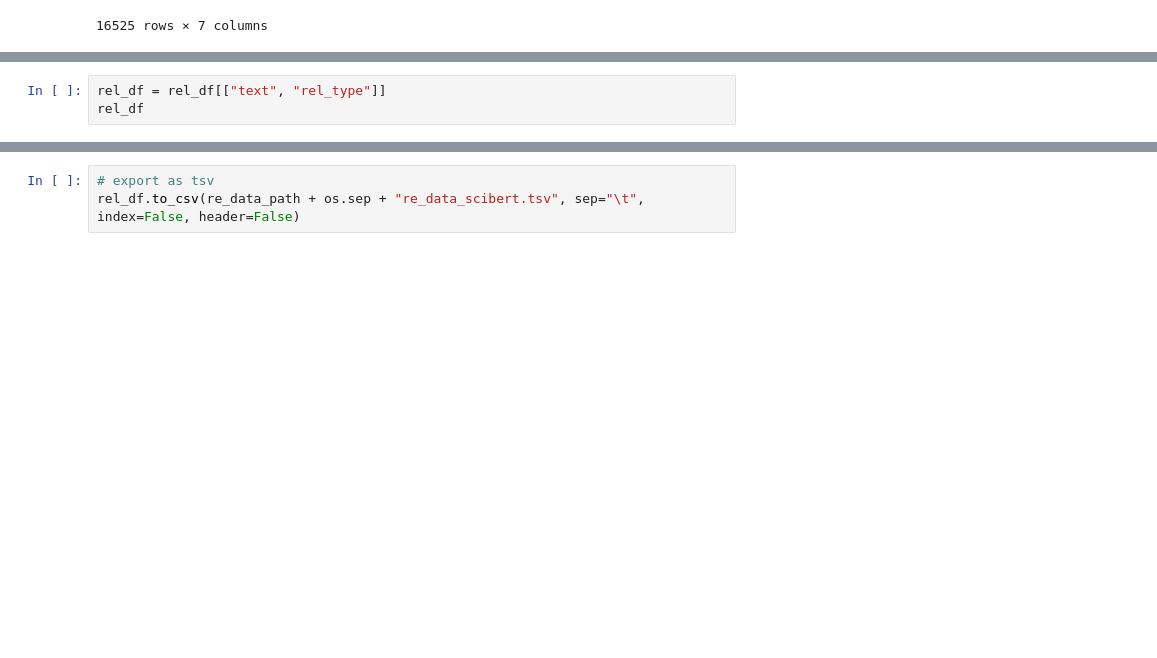
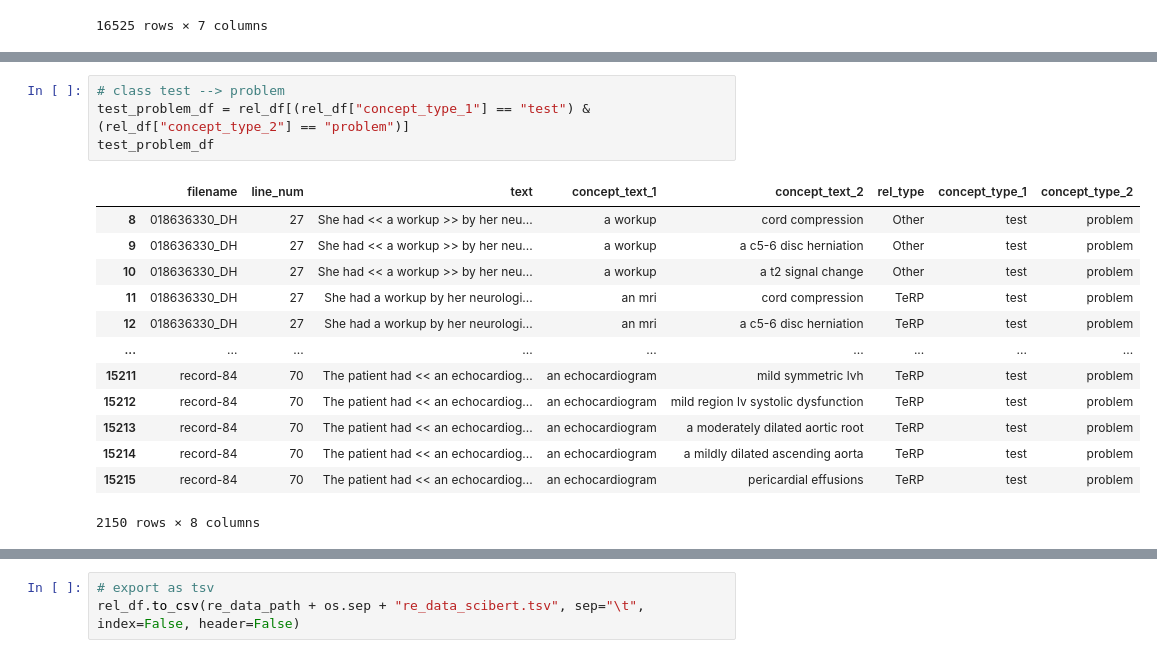
Before and after one commit to Mustapha-AJEGHRIR/medical_txt_parser, a Jupyter notebook: src/notebooks/relations_re/prepare_re_dataset.ipynb, the cells around one changed output, grey strips where cells are left out. Cells and saved outputs as stored; diff of their text form; blank space fills up the shorter version.

```diff
--- a/src/notebooks/relations_re/prepare_re_dataset.ipynb
+++ b/src/notebooks/relations_re/prepare_re_dataset.ipynb
@@ -214,3 +253,0 @@ rel_df
-# %%
-rel_df = rel_df[["text", "rel_type"]]
-rel_df
@@ -230,0 +269,18 @@ rel_df
+# %%
+# class test --> problem
+test_problem_df = rel_df[(rel_df["concept_type_1"] == "test") & (rel_df["concept_type_2"] == "problem")]
+test_problem_df
+# %% [output]
+|  | filename | line_num | text | concept_text_1 | concept_text_2 | rel_type | concept_type_1 | concept_type_2 |
+| 8 | 018636330_DH | 27 | She had << a workup >> by her neu... | a workup | cord compression | Other | test | problem |
+| 9 | 018636330_DH | 27 | She had << a workup >> by her neu... | a workup | a c5-6 disc herniation | Other | test | problem |
+| 10 | 018636330_DH | 27 | She had << a workup >> by her neu... | a workup | a t2 signal change | Other | test | problem |
+| 11 | 018636330_DH | 27 | She had a workup by her neurologi... | an mri | cord compression | TeRP | test | problem |
+| 12 | 018636330_DH | 27 | She had a workup by her neurologi... | an mri | a c5-6 disc herniation | TeRP | test | problem |
+| ... | ... | ... | ... | ... | ... | ... | ... | ... |
+| 15211 | record-84 | 70 | The patient had << an echocardiog... | an echocardiogram | mild symmetric lvh | TeRP | test | problem |
+| 15212 | record-84 | 70 | The patient had << an echocardiog... | an echocardiogram | mild region lv systolic dysfunction | TeRP | test | problem |
+| 15213 | record-84 | 70 | The patient had << an echocardiog... | an echocardiogram | a moderately dilated aortic root | TeRP | test | problem |
+| 15214 | record-84 | 70 | The patient had << an echocardiog... | an echocardiogram | a mildly dilated ascending aorta | TeRP | test | problem |
+| 15215 | record-84 | 70 | The patient had << an echocardiog... | an echocardiogram | pericardial effusions | TeRP | test | problem |
+2150 rows × 8 columns
```
Also changed, not shown: parts of 20 cells of this notebook.
